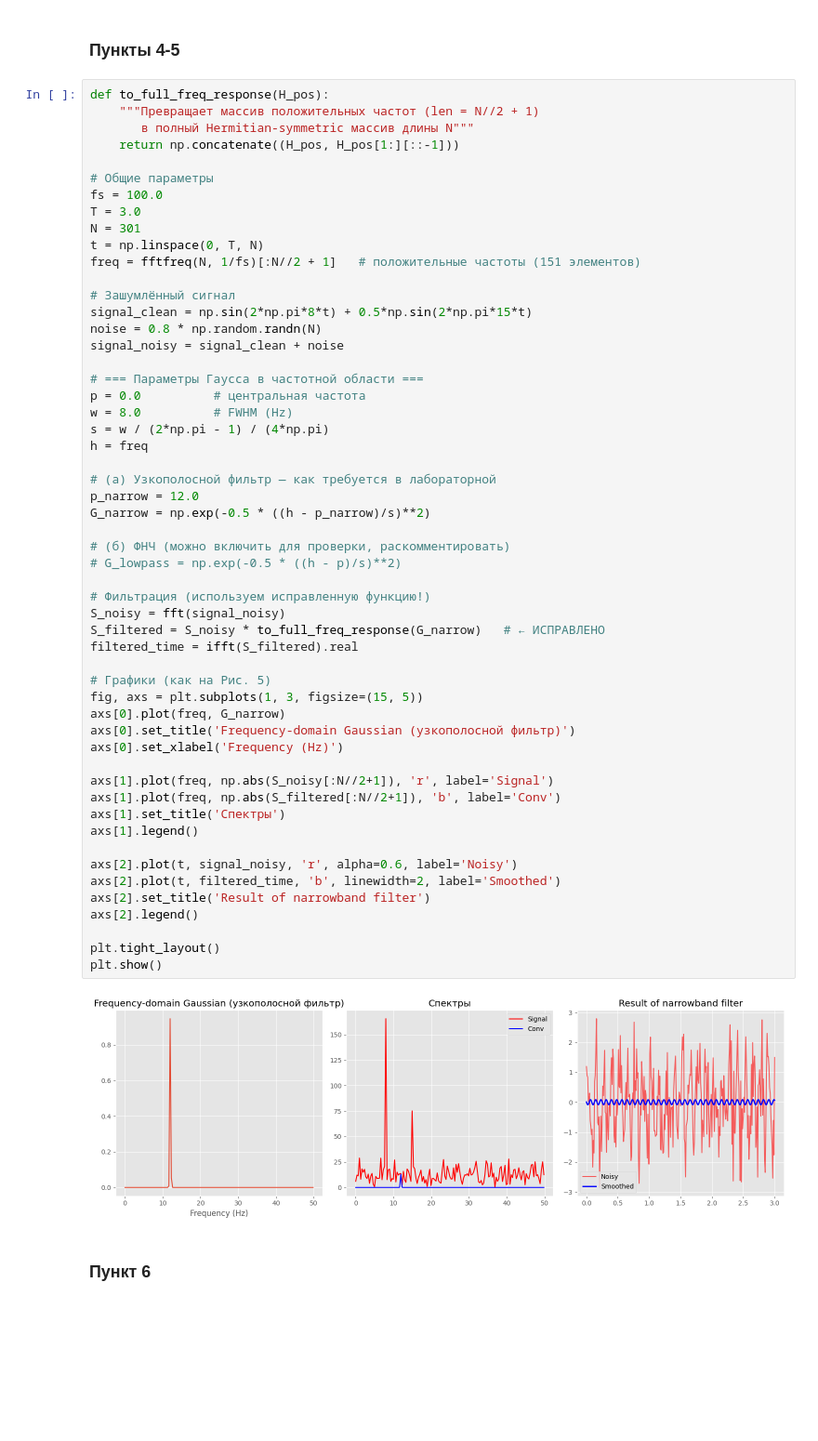
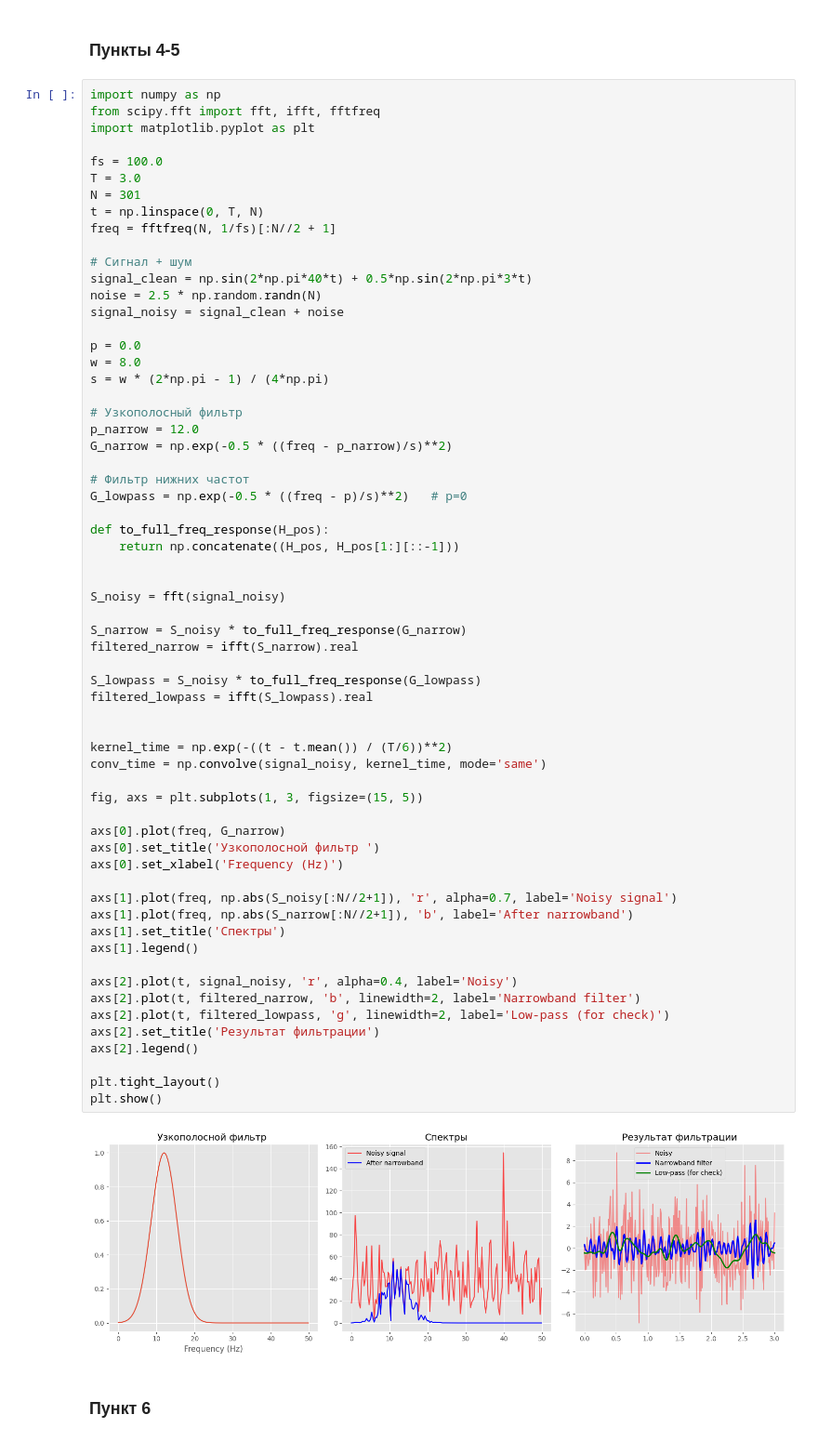
Before and after one commit to KamenevIvan/DPoS, a Jupyter notebook: lab4.ipynb, the cells around one changed output. Shown at 93% size. Cells and saved outputs as stored; diff of their text form; blank space fills up the shorter version.

```diff
--- a/lab4.ipynb
+++ b/lab4.ipynb
@@ -79,61 +87,69 @@ plt.show()
 # %% [markdown]
 ### Пункты 4-5
 # %%
-def to_full_freq_response(H_pos):
-    """Превращает массив положительных частот (len = N//2 + 1)
-       в полный Hermitian-symmetric массив длины N"""
-    return np.concatenate((H_pos, H_pos[1:][::-1]))
+import numpy as np
+from scipy.fft import fft, ifft, fftfreq
+import matplotlib.pyplot as plt
 
-# Общие параметры
 fs = 100.0
 T = 3.0
 N = 301
 t = np.linspace(0, T, N)
-freq = fftfreq(N, 1/fs)[:N//2 + 1]   # положительные частоты (151 элементов)
+freq = fftfreq(N, 1/fs)[:N//2 + 1]
 
-# Зашумлённый сигнал
-signal_clean = np.sin(2*np.pi*8*t) + 0.5*np.sin(2*np.pi*15*t)
-noise = 0.8 * np.random.randn(N)
+# Сигнал + шум
+signal_clean = np.sin(2*np.pi*40*t) + 0.5*np.sin(2*np.pi*3*t)
+noise = 2.5 * np.random.randn(N)
 signal_noisy = signal_clean + noise
 
-# === Параметры Гаусса в частотной области ===
-p = 0.0          # центральная частота
-w = 8.0          # FWHM (Hz)
-s = w / (2*np.pi - 1) / (4*np.pi)
-h = freq
+p = 0.0
+w = 8.0
+s = w * (2*np.pi - 1) / (4*np.pi)
 
-# (а) Узкополосной фильтр — как требуется в лабораторной
+# Узкополосный фильтр
 p_narrow = 12.0
-G_narrow = np.exp(-0.5 * ((h - p_narrow)/s)**2)
+G_narrow = np.exp(-0.5 * ((freq - p_narrow)/s)**2)
 
-# (б) ФНЧ (можно включить для проверки, раскомментировать)
-# G_lowpass = np.exp(-0.5 * ((h - p)/s)**2)
+# Фильтр нижних частот
+G_lowpass = np.exp(-0.5 * ((freq - p)/s)**2)   # p=0
 
-# Фильтрация (используем исправленную функцию!)
+def to_full_freq_response(H_pos):
+    return np.concatenate((H_pos, H_pos[1:][::-1]))
+
+
 S_noisy = fft(signal_noisy)
-S_filtered = S_noisy * to_full_freq_response(G_narrow)   # ← ИСПРАВЛЕНО
-filtered_time = ifft(S_filtered).real
 
-# Графики (как на Рис. 5)
+S_narrow = S_noisy * to_full_freq_response(G_narrow)
+filtered_narrow = ifft(S_narrow).real
+
+S_lowpass = S_noisy * to_full_freq_response(G_lowpass)
+filtered_lowpass = ifft(S_lowpass).real
+
+
+kernel_time = np.exp(-((t - t.mean()) / (T/6))**2)
+conv_time = np.convolve(signal_noisy, kernel_time, mode='same')
+
 fig, axs = plt.subplots(1, 3, figsize=(15, 5))
+
 axs[0].plot(freq, G_narrow)
-axs[0].set_title('Frequency-domain Gaussian (узкополосной фильтр)')
+axs[0].set_title('Узкополосной фильтр ')
 axs[0].set_xlabel('Frequency (Hz)')
 
-axs[1].plot(freq, np.abs(S_noisy[:N//2+1]), 'r', label='Signal')
-axs[1].plot(freq, np.abs(S_filtered[:N//2+1]), 'b', label='Conv')
+axs[1].plot(freq, np.abs(S_noisy[:N//2+1]), 'r', alpha=0.7, label='Noisy signal')
+axs[1].plot(freq, np.abs(S_narrow[:N//2+1]), 'b', label='After narrowband')
 axs[1].set_title('Спектры')
 axs[1].legend()
 
-axs[2].plot(t, signal_noisy, 'r', alpha=0.6, label='Noisy')
-axs[2].plot(t, filtered_time, 'b', linewidth=2, label='Smoothed')
-axs[2].set_title('Result of narrowband filter')
+axs[2].plot(t, signal_noisy, 'r', alpha=0.4, label='Noisy')
+axs[2].plot(t, filtered_narrow, 'b', linewidth=2, label='Narrowband filter')
+axs[2].plot(t, filtered_lowpass, 'g', linewidth=2, label='Low-pass (for check)')
+axs[2].set_title('Результат фильтрации')
 axs[2].legend()
 
 plt.tight_layout()
 plt.show()
 # %% [output]
-[figure, old version]
+[figure, new version]
 # %% [markdown]
 ### Пункт 6
 # %%
```
Also changed, not shown: parts of 4 cells of this notebook.
